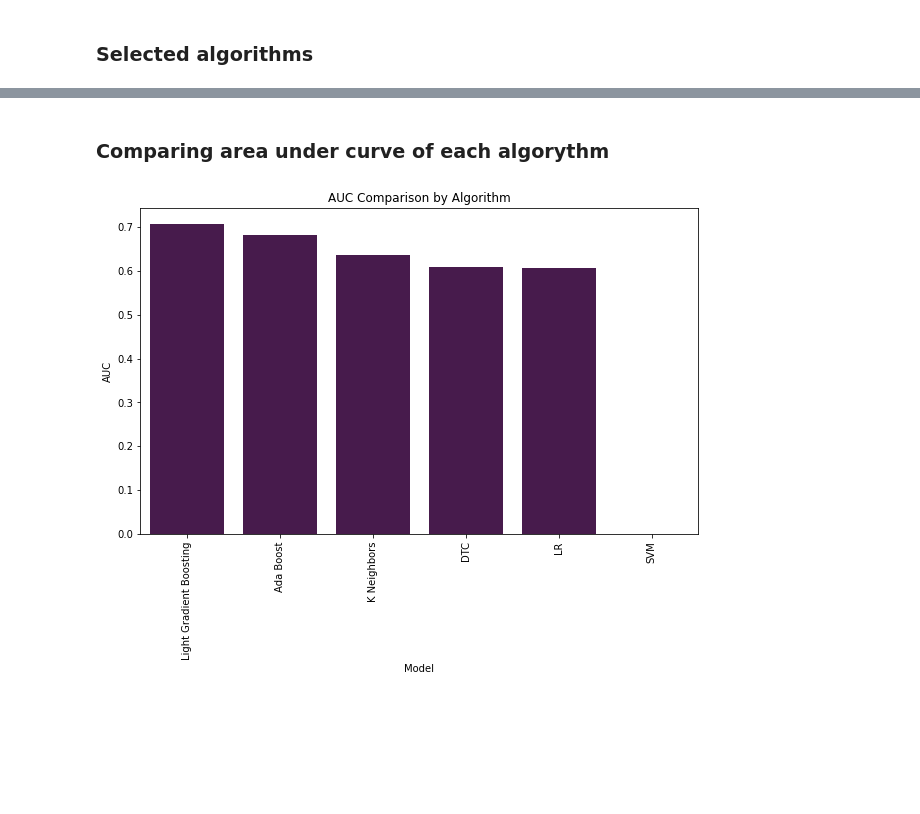
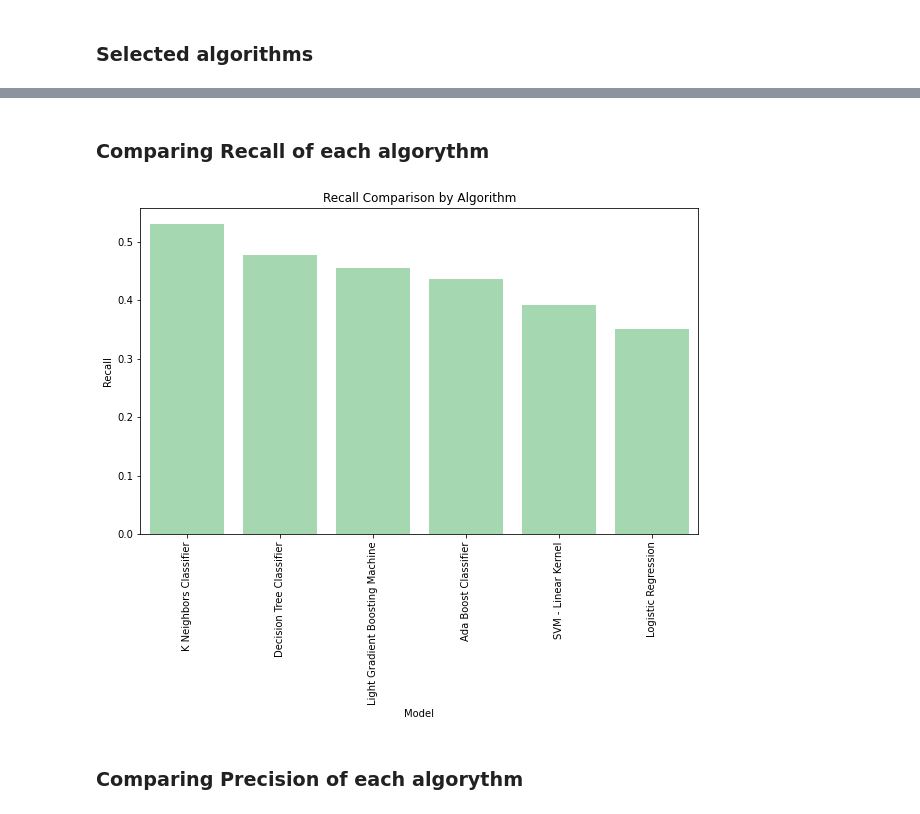
Before and after one commit to Eduartico/IA, a Jupyter notebook: Project2/airlines.ipynb, the cells around one changed output, grey strips where cells are left out. Drawn from its saved outputs; the diff is of its cells as text; code cells hidden in the pictures; blank space fills up the shorter version.

```diff
--- a/Project2/airlines.ipynb
+++ b/Project2/airlines.ipynb
@@ -232,20 +530,22 @@ plt.show()
 # %% [markdown]
-### Comparing area under curve of each algorythm
+### Comparing Recall of each algorythm
 # %%
-selected_algorithms_data = selected_algorithms_data.sort_values(by=['AUC'], ascending=False)
+selected_algorithms_data = selected_algorithms_data.sort_values(by=['Recall'], ascending=False)
 
 # Create the bar plot
 plt.figure(figsize=(10, 6))
-sb.barplot(x=selected_algorithms_data.index, y='AUC', data=selected_algorithms_data, color='#4D1354')
+sb.barplot(x=selected_algorithms_data.index, y='Recall', data=selected_algorithms_data, color='#9DE0AD')
 
 # Set the plot title and axis labels
-plt.title('AUC Comparison by Algorithm')
+plt.title('Recall Comparison by Algorithm')
 plt.xlabel('Model')
-plt.ylabel('AUC')
+plt.ylabel('Recall')
 
 plt.xticks(rotation=90)
 
 # Display the plot
 plt.show()
 # %% [output]
-[figure, old version]
+[figure, new version]
+# %% [markdown]
+### Comparing Precision of each algorythm
```
Also changed, not shown: parts of 54 cells of this notebook.
